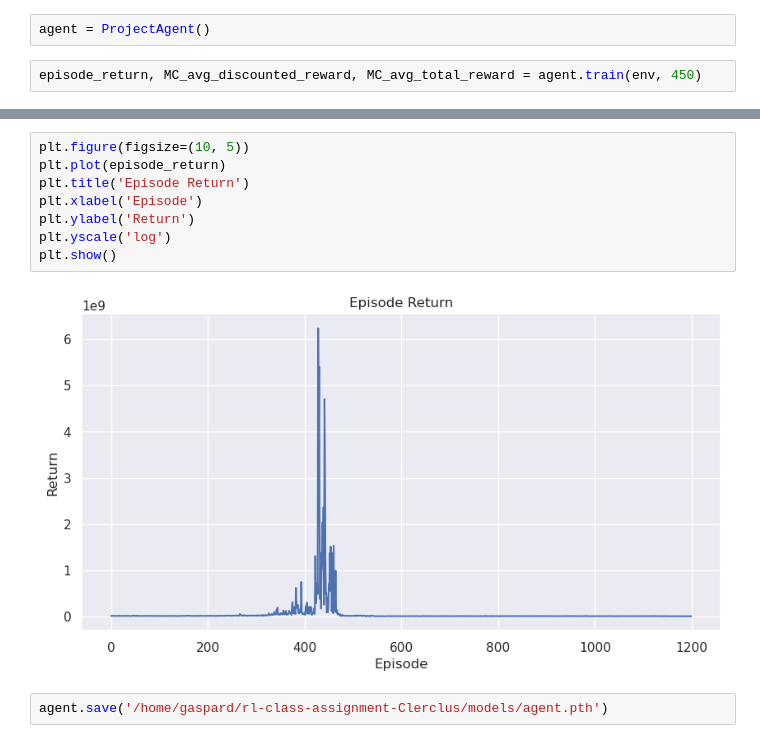
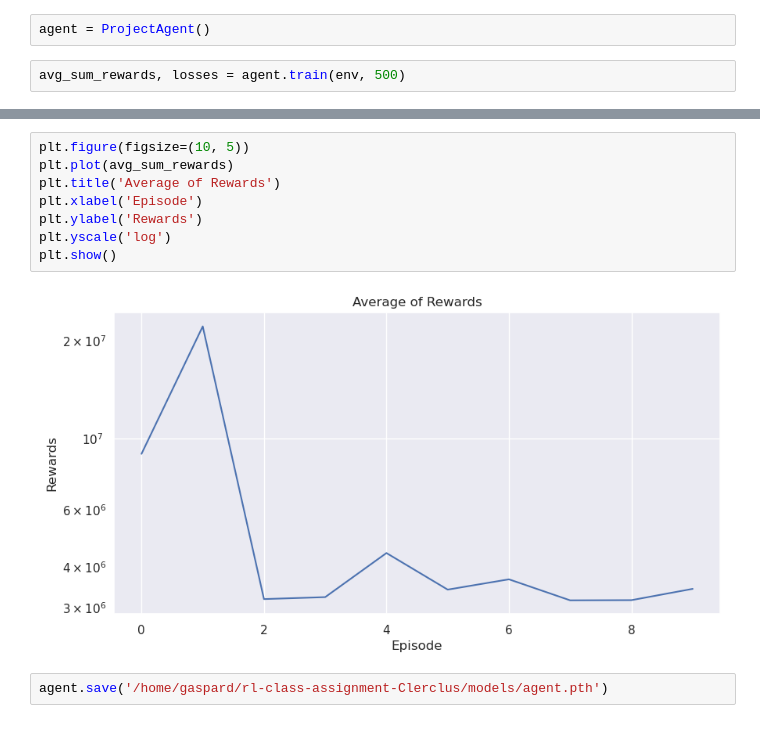
Before and after one commit to RL-MVA-2023-24/rl-class-assignment-Clerclus, a Jupyter notebook: src/train.ipynb, the cells around one changed output, grey strips where cells are left out. Saved outputs shown, nothing was run; the diff lists cells and outputs as text.

```diff
--- a/src/train.ipynb
+++ b/src/train.ipynb
@@ -7,5 +9,5 @@ sns.set_theme()
 # %%
 agent = ProjectAgent()
 # %%
-episode_return, MC_avg_discounted_reward, MC_avg_total_reward = agent.train(env, 450)
+avg_sum_rewards, losses = agent.train(env, 500)
 # %% [output]
@@ -29,12 +24,12 @@ episode_return, MC_avg_discounted_reward, MC_avg_total_reward = agent.train(env,
 # %%
 plt.figure(figsize=(10, 5))
-plt.plot(episode_return)
-plt.title('Episode Return')
+plt.plot(avg_sum_rewards)
+plt.title('Average of Rewards')
 plt.xlabel('Episode')
-plt.ylabel('Return')
+plt.ylabel('Rewards')
 plt.yscale('log')
 plt.show()
 # %% [output]
-[figure, old version]
+[figure, new version]
 # %%
 agent.save('/home/gaspard/rl-class-assignment-Clerclus/models/agent.pth')
```
Also changed, not shown: parts of 2 cells of this notebook, 3 other files.
